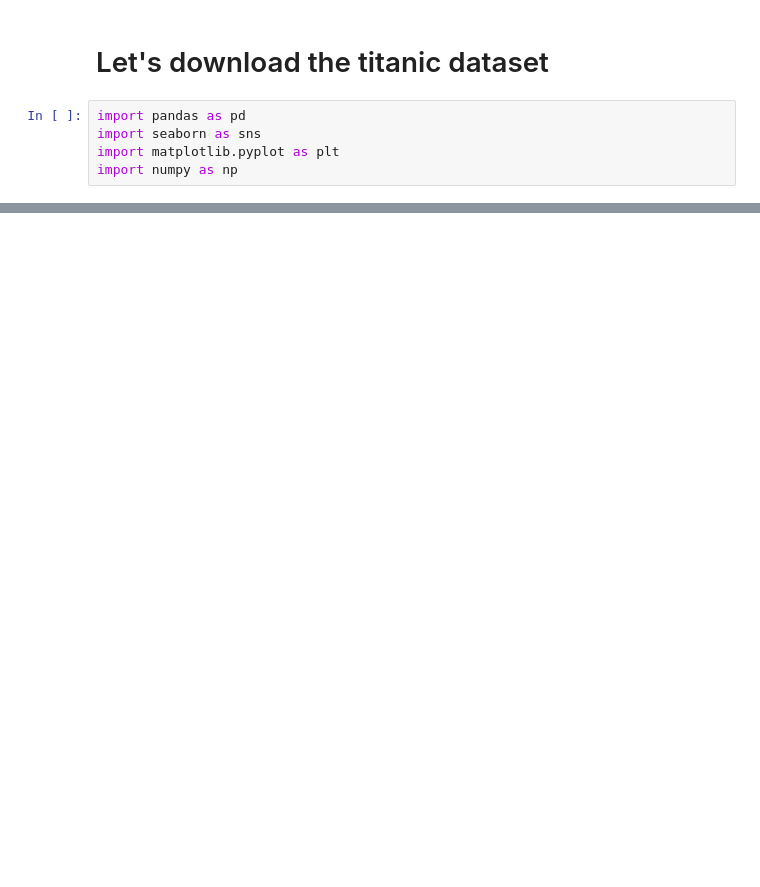
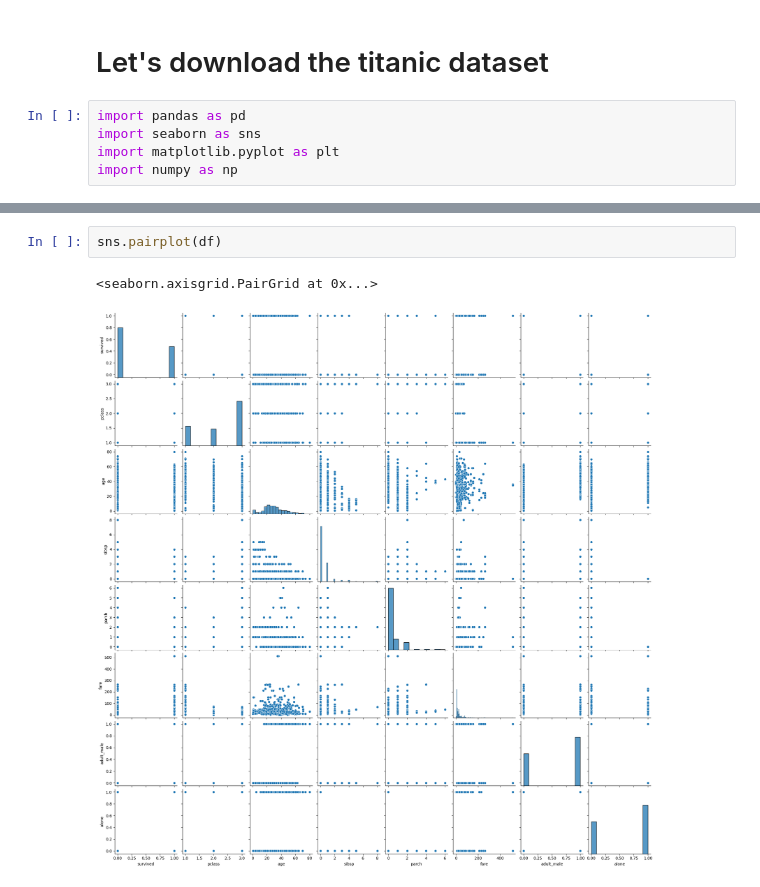
Before and after one commit to uzairafridi00/machine-learning, a Jupyter notebook: python_for_data_science_mentorship_program/01_pandas_tips_tricks/01_pandas.ipynb, the cells around one changed output, grey strips where cells are left out. Drawn from its saved outputs; the diff is of its cells as text; blank space fills up the shorter version.

```diff
--- a/python_for_data_science_mentorship_program/01_pandas_tips_tricks/01_pandas.ipynb
+++ b/python_for_data_science_mentorship_program/01_pandas_tips_tricks/01_pandas.ipynb
@@ -135,0 +438,5 @@ df.head()
+# %%
+sns.pairplot(df)
+# %% [output]
+<seaborn.axisgrid.PairGrid at 0x...>
+[figure, added]
```
Also changed, not shown: parts of 30 cells of this notebook, 2 other files.
